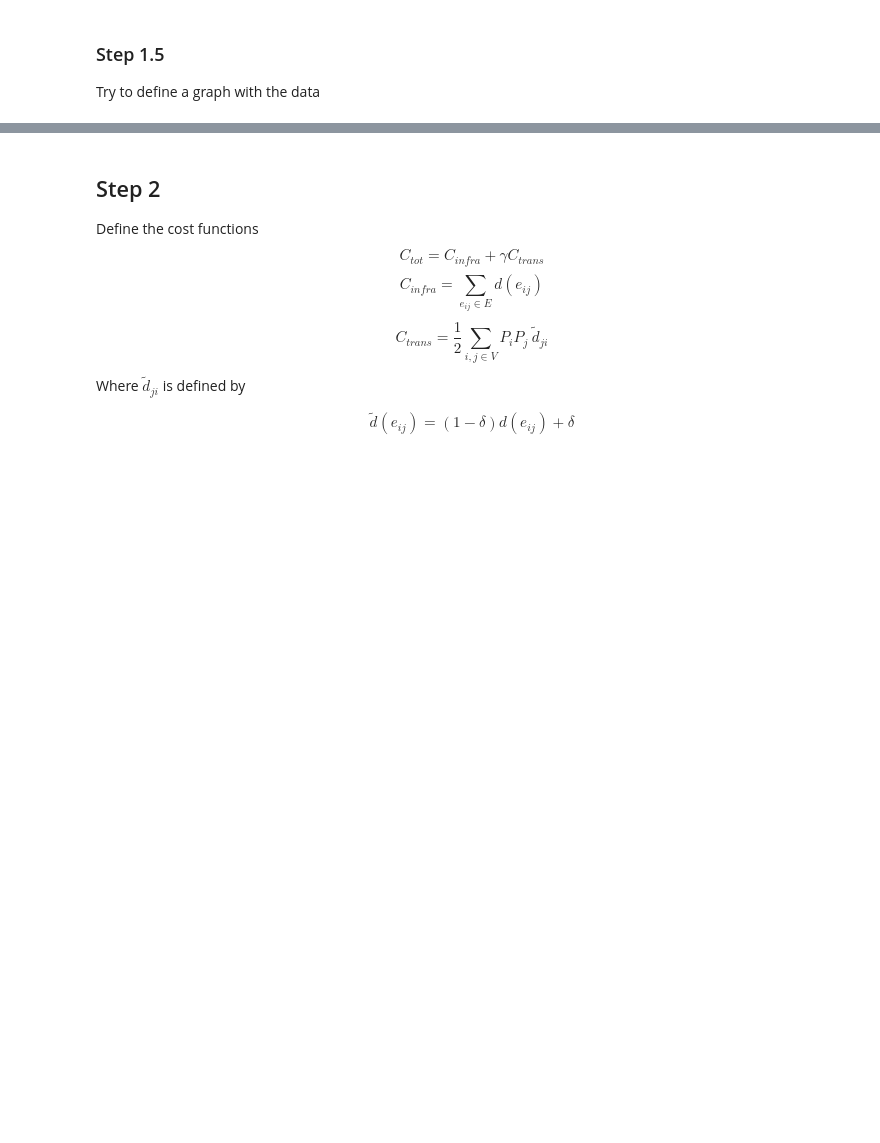
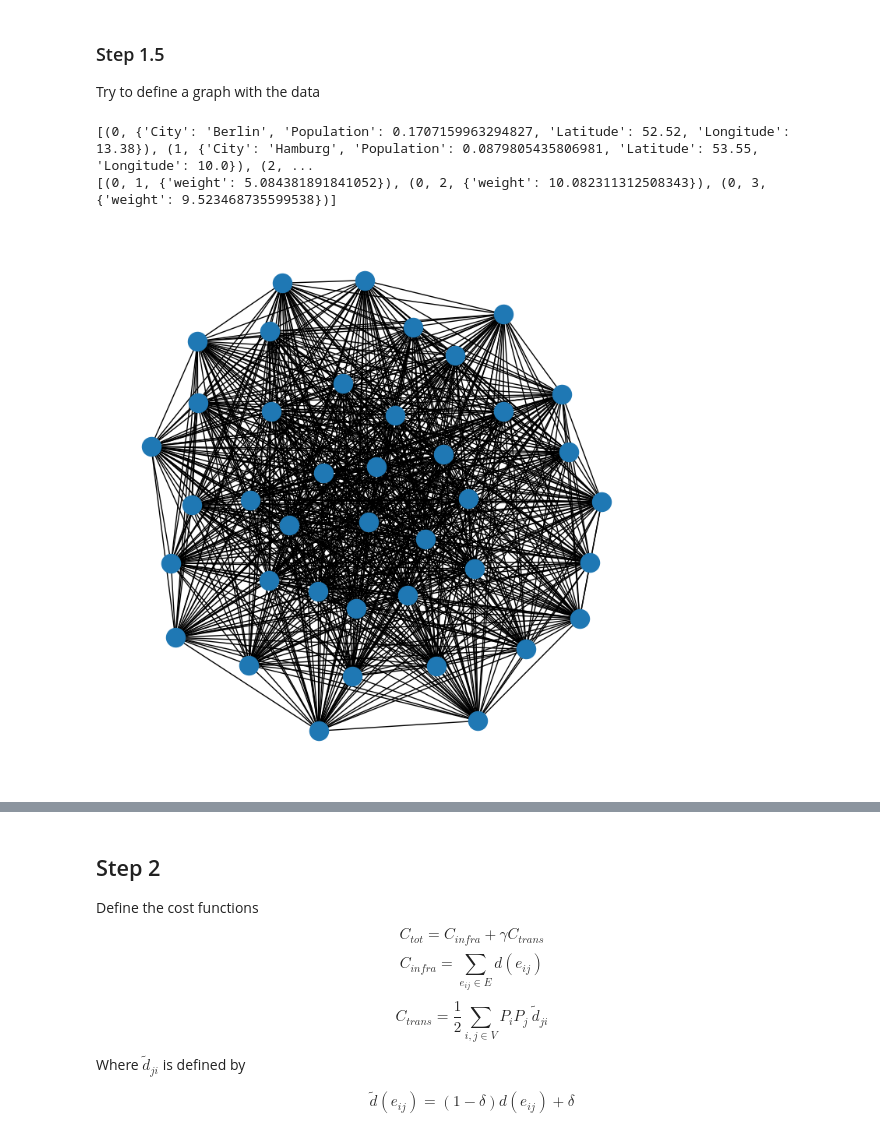
Before and after one commit to Esteban-AG/CHD_Optimal_Transport_Network, a Jupyter notebook: OT_Networks.ipynb, the cells around one changed output, grey strips where cells are left out. Saved outputs shown, nothing was run; the diff lists cells and outputs as text; code cells hidden in the pictures; blank space fills up the shorter version.

```diff
--- a/OT_Networks.ipynb
+++ b/OT_Networks.ipynb
@@ -40,3 +40,9 @@ Try to define a graph with the data
 # %%
 nodes = [(i,cities.to_dict(orient='records')[i]) for i in range(cities.shape[0])]
 edges = [(distances.iloc[i,0],distances.iloc[i,1],{'weight': distances.iloc[i,2]}) for i in range(distances.shape[0])]
+# %%
+print(nodes[:3])
+print(edges[:3])
+# %% [output]
+[(0, {'City': 'Berlin', 'Population': 0.1707159963294827, 'Latitude': 52.52, 'Longitude': 13.38}), (1, {'City': 'Hamburg', 'Population': 0.0879805435806981, 'Latitude': 53.55, 'Longitude': 10.0}), (2, ...
+[(0, 1, {'weight': 5.084381891841052}), (0, 2, {'weight': 10.082311312508343}), (0, 3, {'weight': 9.523468735599538})]
@@ -45,3 +56,9 @@ edges = [(distances.iloc[i,0],distances.iloc[i,1],{'weight': distances.iloc[i,2]
 G = nx.Graph()
 G.add_nodes_from(nodes)
 G.add_edges_from(edges)
+# %%
+plt.figure(figsize=(7,7))
+nx.draw(G)
+plt.show()
+# %% [output]
+[figure, added]
```
Also changed, not shown: parts of 5 cells of this notebook.
